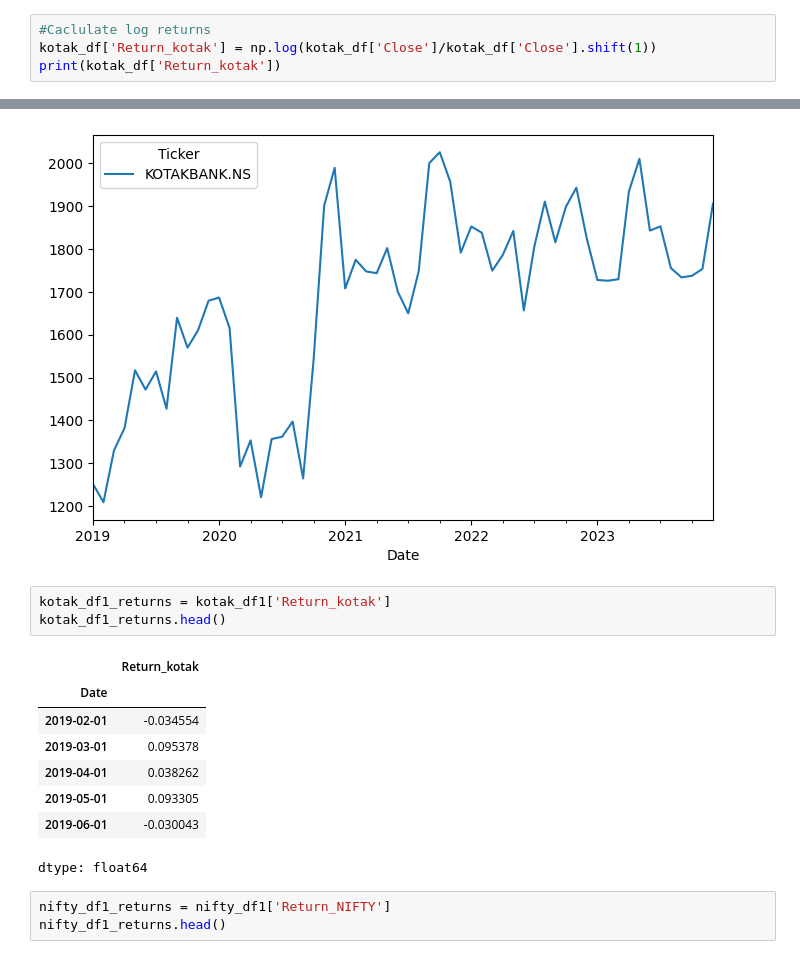
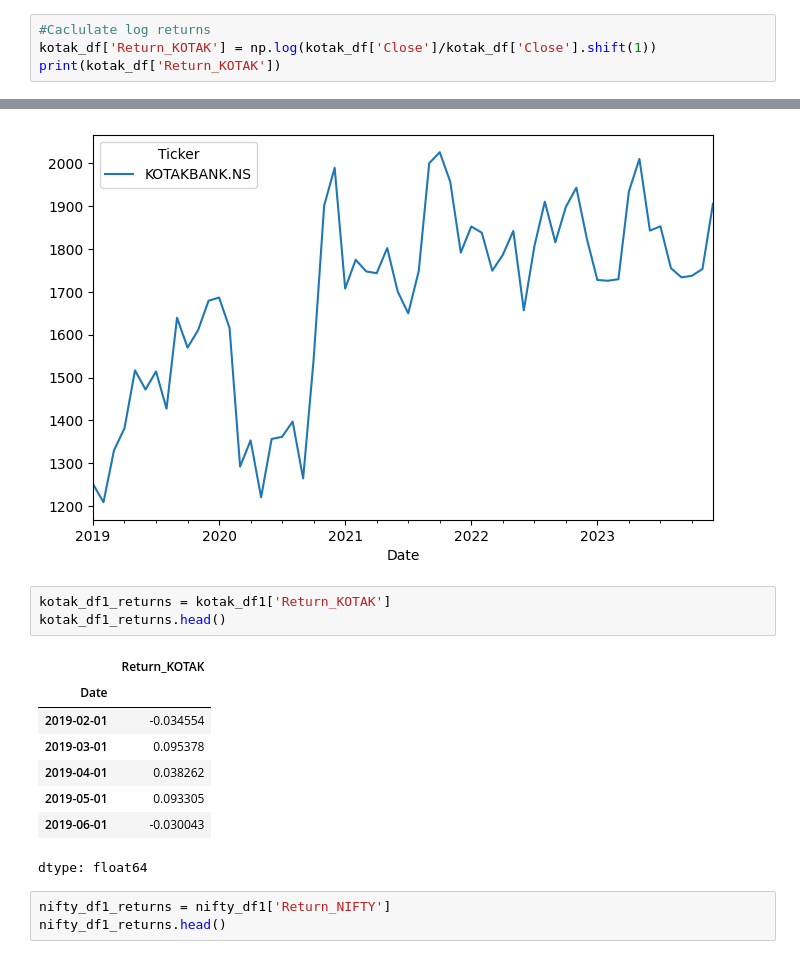
Before and after one commit to Prakharprasun/FMA, a Jupyter notebook: FMAQ1.ipynb, the cells around one changed output, grey strips where cells are left out. Cells and saved outputs as stored; diff of their text form.

```diff
--- a/FMAQ1.ipynb
+++ b/FMAQ1.ipynb
@@ -104,8 +104,8 @@ nifty_df1.head()
 | 2019-06-01 | 39394.640625 | 40312.070312 | 38870.960938 | 39806.859375 | 311500 | -0.008079 |
 # %%
 #Caclulate log returns
-kotak_df['Return_kotak'] = np.log(kotak_df['Close']/kotak_df['Close'].shift(1))
-print(kotak_df['Return_kotak'])
+kotak_df['Return_KOTAK'] = np.log(kotak_df['Close']/kotak_df['Close'].shift(1))
+print(kotak_df['Return_KOTAK'])
 # %% [output]
 Date
 2019-01-01         NaN
@@ -147,10 +147,10 @@ plt.show()
 # %% [output]
 [figure]
 # %%
-kotak_df1_returns = kotak_df1['Return_kotak']
+kotak_df1_returns = kotak_df1['Return_KOTAK']
 kotak_df1_returns.head()
 # %% [output]
-|  | Return_kotak |
+|  | Return_KOTAK |
 | Date |  |
 | 2019-02-01 | -0.034554 |
 | 2019-03-01 | 0.095378 |
```
Also changed, not shown: parts of 14 cells of this notebook.
